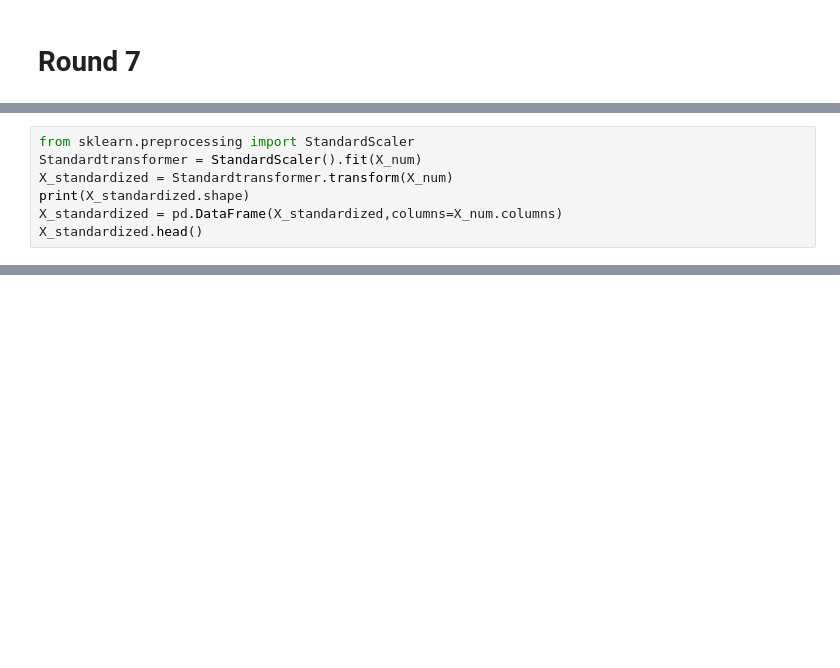
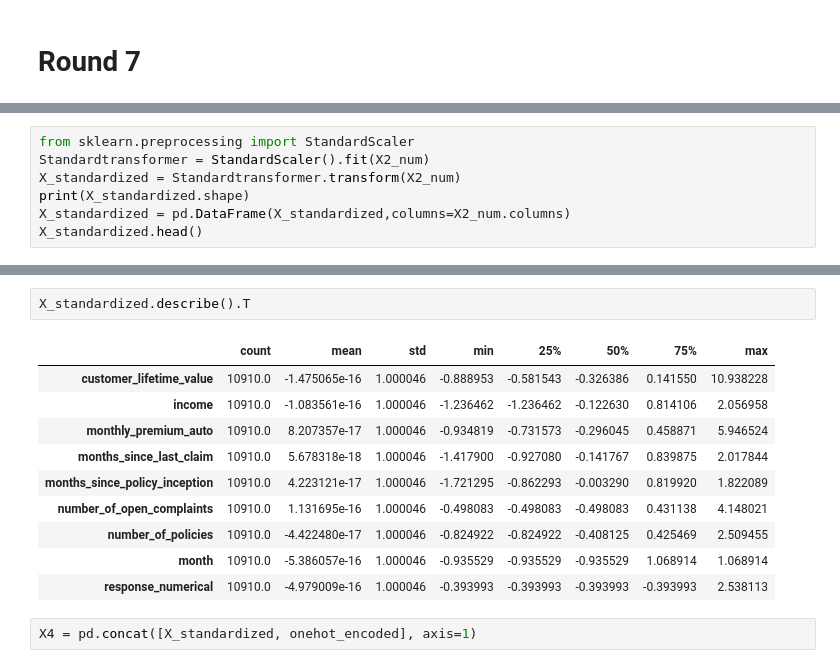
Before and after one commit to mmmaxime/lab-customer-analysis-round-2, a Jupyter notebook: files_for_lab/csv_files/Lab-Round 2 + 3 + 4 + 5 + 6 + 7 + 8.ipynb, the cells around one changed output, grey strips where cells are left out. Drawn from its saved outputs; the diff is of its cells as text; blank space fills up the shorter version.

```diff
--- a/files_for_lab/csv_files/Lab-Round 2 + 3 + 4 + 5 + 6 + 7 + 8.ipynb
+++ b/files_for_lab/csv_files/Lab-Round 2 + 3 + 4 + 5 + 6 + 7 + 8.ipynb
@@ -847,7 +1023,7 @@ data.shape
 # %%
 from sklearn.preprocessing import StandardScaler
-Standardtransformer = StandardScaler().fit(X_num)
-X_standardized = Standardtransformer.transform(X_num)
+Standardtransformer = StandardScaler().fit(X2_num)
+X_standardized = Standardtransformer.transform(X2_num)
 print(X_standardized.shape)
-X_standardized = pd.DataFrame(X_standardized,columns=X_num.columns)
+X_standardized = pd.DataFrame(X_standardized,columns=X2_num.columns)
 X_standardized.head()
@@ -853,0 +1038,15 @@ X_standardized.head()
+# %%
+X_standardized.describe().T
+# %% [output]
+|  | count | mean | std | min | 25% | 50% | 75% | max |
+| customer_lifetime_value | 10910.0 | -1.475065e-16 | 1.000046 | -0.888953 | -0.581543 | -0.326386 | 0.141550 | 10.938228 |
+| income | 10910.0 | -1.083561e-16 | 1.000046 | -1.236462 | -1.236462 | -0.122630 | 0.814106 | 2.056958 |
+| monthly_premium_auto | 10910.0 | 8.207357e-17 | 1.000046 | -0.934819 | -0.731573 | -0.296045 | 0.458871 | 5.946524 |
+| months_since_last_claim | 10910.0 | 5.678318e-18 | 1.000046 | -1.417900 | -0.927080 | -0.141767 | 0.839875 | 2.017844 |
+| months_since_policy_inception | 10910.0 | 4.223121e-17 | 1.000046 | -1.721295 | -0.862293 | -0.003290 | 0.819920 | 1.822089 |
+| number_of_open_complaints | 10910.0 | 1.131695e-16 | 1.000046 | -0.498083 | -0.498083 | -0.498083 | 0.431138 | 4.148021 |
+| number_of_policies | 10910.0 | -4.422480e-17 | 1.000046 | -0.824922 | -0.824922 | -0.408125 | 0.425469 | 2.509455 |
+| month | 10910.0 | -5.386057e-16 | 1.000046 | -0.935529 | -0.935529 | -0.935529 | 1.068914 | 1.068914 |
+| response_numerical | 10910.0 | -4.979009e-16 | 1.000046 | -0.393993 | -0.393993 | -0.393993 | -0.393993 | 2.538113 |
+# %%
+X4 = pd.concat([X_standardized, onehot_encoded], axis=1)
```
Also changed, not shown: parts of 91 cells of this notebook.
